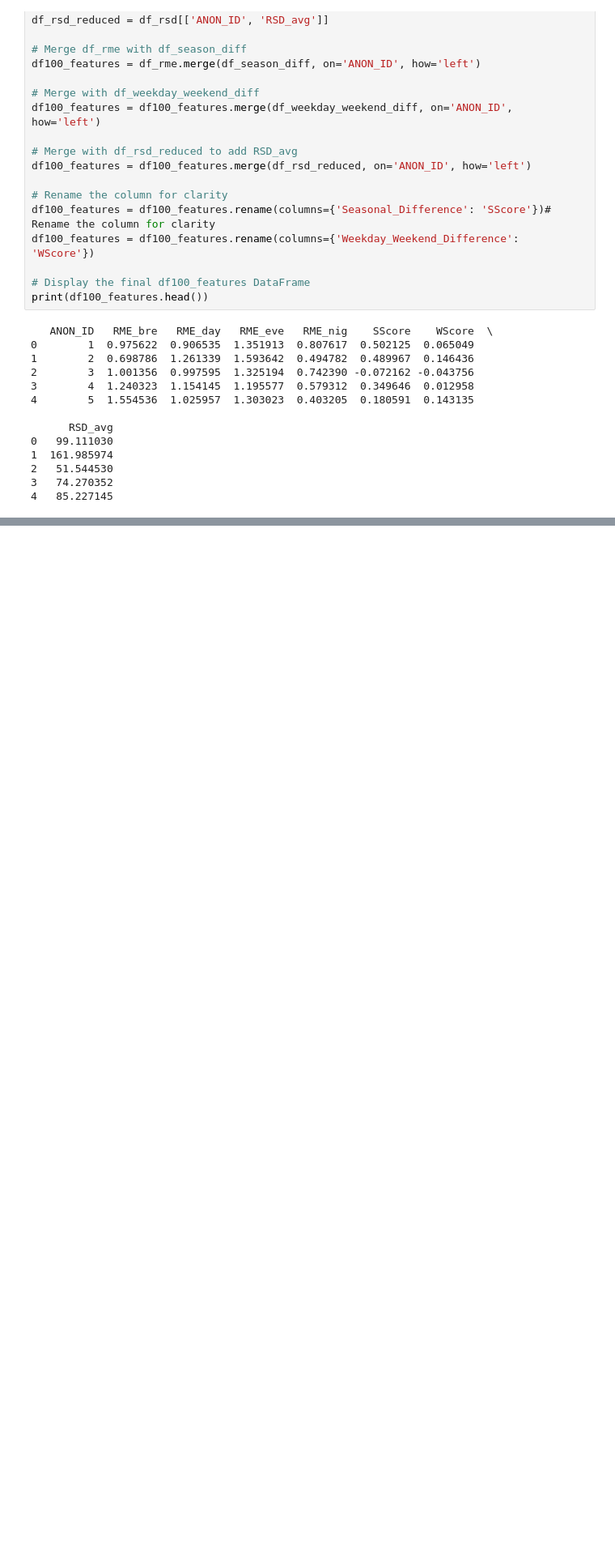
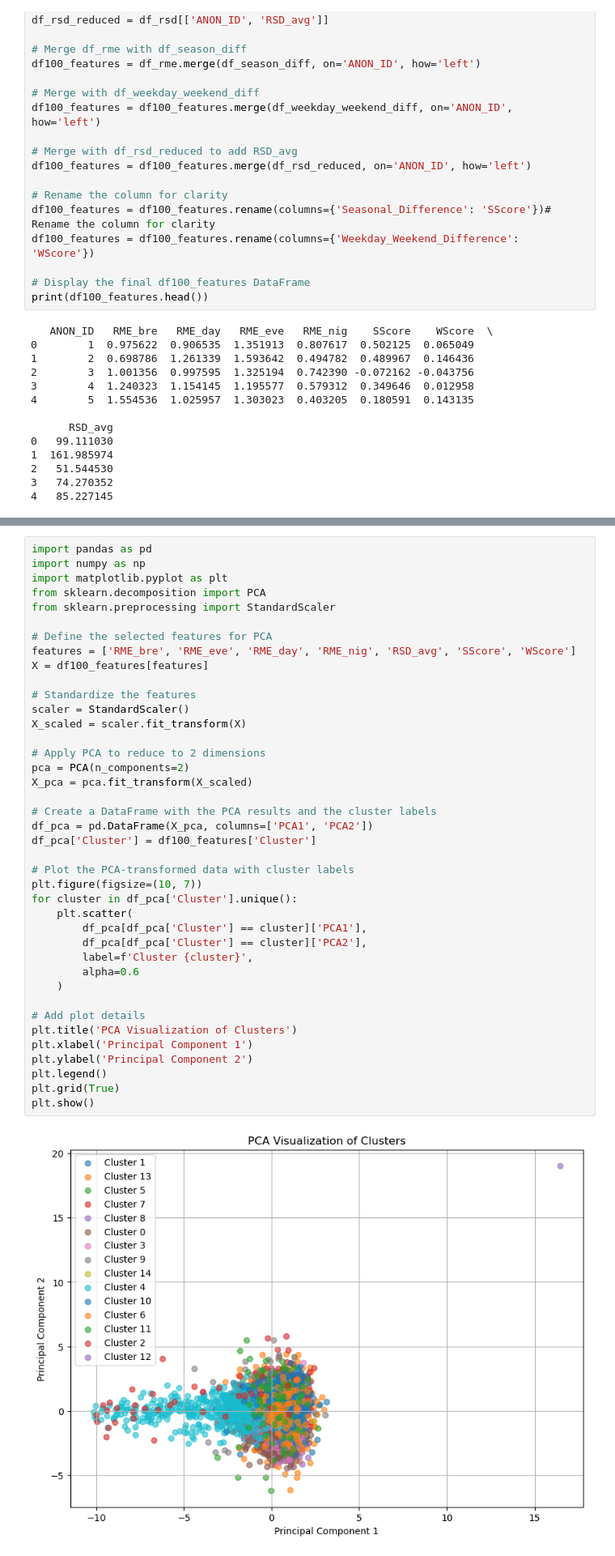
Before and after one commit to guri99uy/ST498_CAPSTONE, a Jupyter notebook: edrp_data_analysis.ipynb, the cells around one changed output, grey strips where cells are left out. Shown at 81% size. Cells and saved outputs as stored; diff of their text form; blank space fills up the shorter version.

```diff
--- a/edrp_data_analysis.ipynb
+++ b/edrp_data_analysis.ipynb
@@ -500,0 +626,42 @@ plt.show()
+# %%
+import pandas as pd
+import numpy as np
+import matplotlib.pyplot as plt
+from sklearn.decomposition import PCA
+from sklearn.preprocessing import StandardScaler
+
+# Define the selected features for PCA
+features = ['RME_bre', 'RME_eve', 'RME_day', 'RME_nig', 'RSD_avg', 'SScore', 'WScore']
+X = df100_features[features]
+
+# Standardize the features
+scaler = StandardScaler()
+X_scaled = scaler.fit_transform(X)
+
+# Apply PCA to reduce to 2 dimensions
+pca = PCA(n_components=2)
+X_pca = pca.fit_transform(X_scaled)
+
+# Create a DataFrame with the PCA results and the cluster labels
+df_pca = pd.DataFrame(X_pca, columns=['PCA1', 'PCA2'])
+df_pca['Cluster'] = df100_features['Cluster']
+
+# Plot the PCA-transformed data with cluster labels
+plt.figure(figsize=(10, 7))
+for cluster in df_pca['Cluster'].unique():
+    plt.scatter(
+        df_pca[df_pca['Cluster'] == cluster]['PCA1'],
+        df_pca[df_pca['Cluster'] == cluster]['PCA2'],
+        label=f'Cluster {cluster}',
+        alpha=0.6
+    )
+
+# Add plot details
+plt.title('PCA Visualization of Clusters')
+plt.xlabel('Principal Component 1')
+plt.ylabel('Principal Component 2')
+plt.legend()
+plt.grid(True)
+plt.show()
+# %% [output]
+[figure, added]
```
Also changed, not shown: parts of 10 cells of this notebook.
